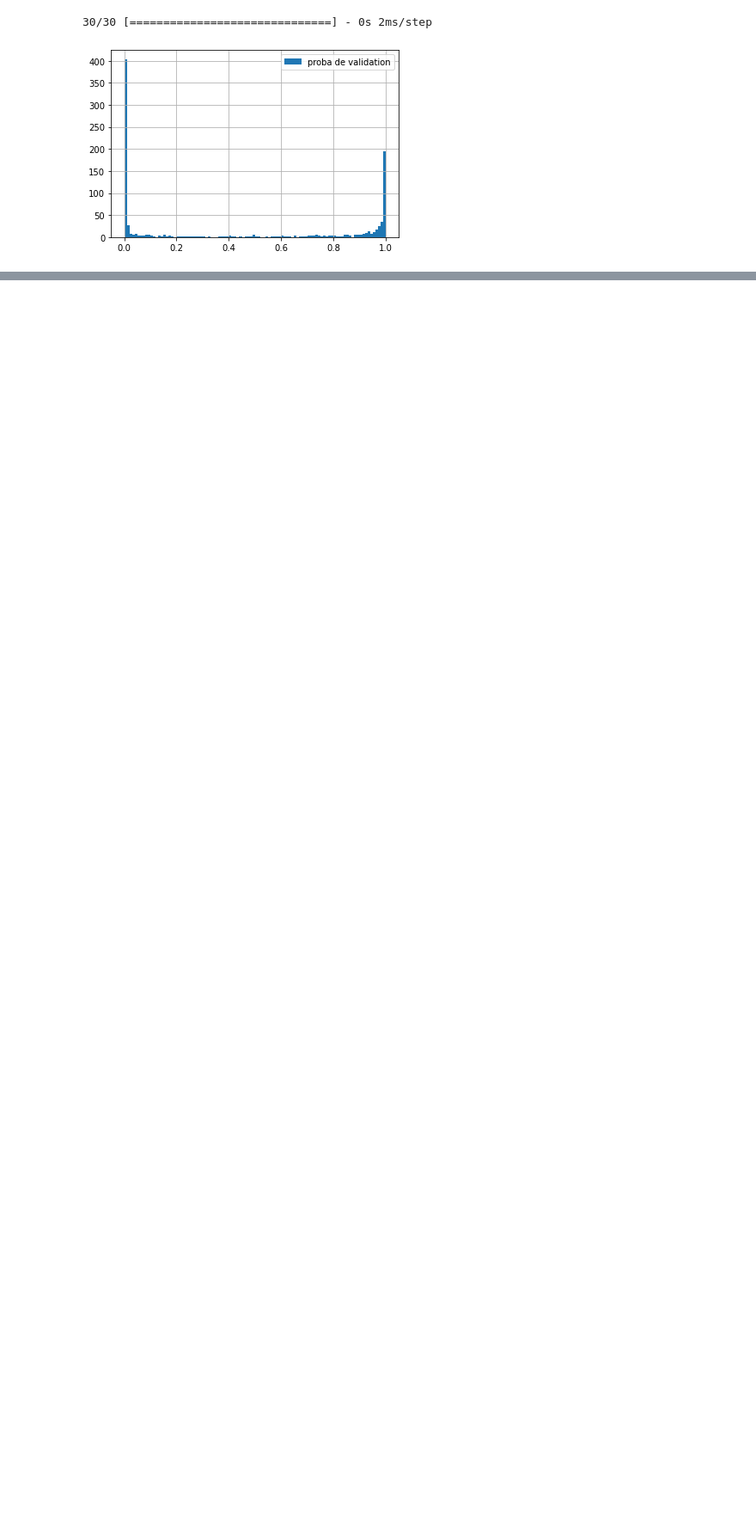
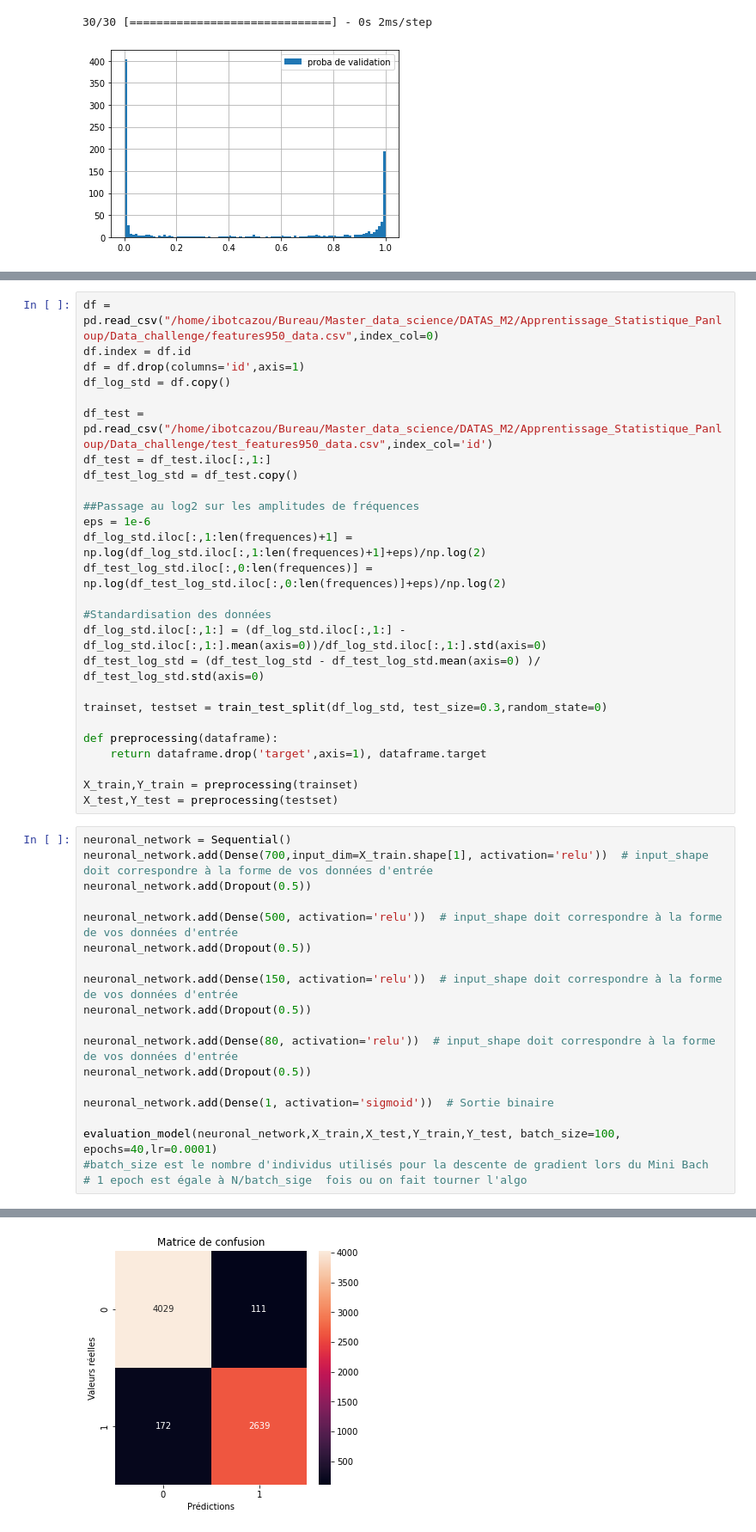
Before and after one commit to Ivanbtz9/Master2_datascience, a Jupyter notebook: Apprentissage Statistique_Panloup/Data_challenge/Data_challenge.ipynb, the cells around one changed output, grey strips where cells are left out. Shown at 86% size. Drawn from its saved outputs; the diff is of its cells as text; blank space fills up the shorter version.

```diff
--- a/Apprentissage Statistique_Panloup/Data_challenge/Data_challenge.ipynb
+++ b/Apprentissage Statistique_Panloup/Data_challenge/Data_challenge.ipynb
@@ -846,0 +849,46 @@ df_soumission5.to_csv("/home/ibotcazou/Bureau/Master_data_science/DATAS_M2/Appre
+# %%
+df = pd.read_csv("/home/ibotcazou/Bureau/Master_data_science/DATAS_M2/Apprentissage_Statistique_Panloup/Data_challenge/features950_data.csv",index_col=0)
+df.index = df.id
+df = df.drop(columns='id',axis=1)
+df_log_std = df.copy()
+
+df_test = pd.read_csv("/home/ibotcazou/Bureau/Master_data_science/DATAS_M2/Apprentissage_Statistique_Panloup/Data_challenge/test_features950_data.csv",index_col='id')
+df_test = df_test.iloc[:,1:]
+df_test_log_std = df_test.copy()
+
+##Passage au log2 sur les amplitudes de fréquences
+eps = 1e-6
+df_log_std.iloc[:,1:len(frequences)+1] = np.log(df_log_std.iloc[:,1:len(frequences)+1]+eps)/np.log(2)
+df_test_log_std.iloc[:,0:len(frequences)] = np.log(df_test_log_std.iloc[:,0:len(frequences)]+eps)/np.log(2)
+
+#Standardisation des données
+df_log_std.iloc[:,1:] = (df_log_std.iloc[:,1:] - df_log_std.iloc[:,1:].mean(axis=0))/df_log_std.iloc[:,1:].std(axis=0)
+df_test_log_std = (df_test_log_std - df_test_log_std.mean(axis=0) )/ df_test_log_std.std(axis=0)
+
+trainset, testset = train_test_split(df_log_std, test_size=0.3,random_state=0)
+
+def preprocessing(dataframe):
+    return dataframe.drop('target',axis=1), dataframe.target
+
+X_train,Y_train = preprocessing(trainset)
+X_test,Y_test = preprocessing(testset)
+# %%
+neuronal_network = Sequential()
+neuronal_network.add(Dense(700,input_dim=X_train.shape[1], activation='relu'))  # input_shape doit correspondre à la forme de vos données d'entrée
+neuronal_network.add(Dropout(0.5))
+
+neuronal_network.add(Dense(500, activation='relu'))  # input_shape doit correspondre à la forme de vos données d'entrée
+neuronal_network.add(Dropout(0.5))
+
+neuronal_network.add(Dense(150, activation='relu'))  # input_shape doit correspondre à la forme de vos données d'entrée
+neuronal_network.add(Dropout(0.5))
+
+neuronal_network.add(Dense(80, activation='relu'))  # input_shape doit correspondre à la forme de vos données d'entrée
+neuronal_network.add(Dropout(0.5))
+
+neuronal_network.add(Dense(1, activation='sigmoid'))  # Sortie binaire
+
+evaluation_model(neuronal_network,X_train,X_test,Y_train,Y_test, batch_size=100, epochs=40,lr=0.0001)
+#batch_size est le nombre d'individus utilisés pour la descente de gradient lors du Mini Bach
+# 1 epoch est égale à N/batch_sige  fois ou on fait tourner l'algo
+# %% [output]
@@ -846,0 +912 @@ df_soumission5.to_csv("/home/ibotcazou/Bureau/Master_data_science/DATAS_M2/Appre
+[figure, added]
```
Also changed, not shown: parts of 14 cells of this notebook, 14 other files.
